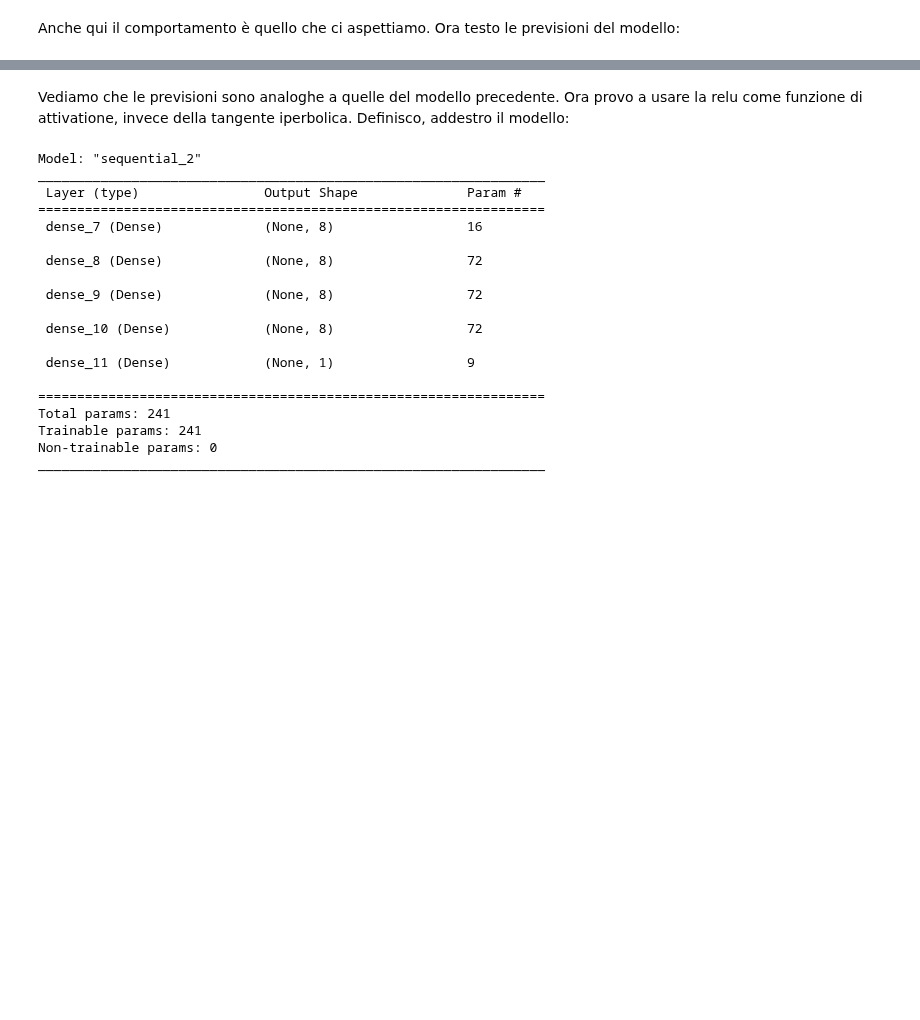
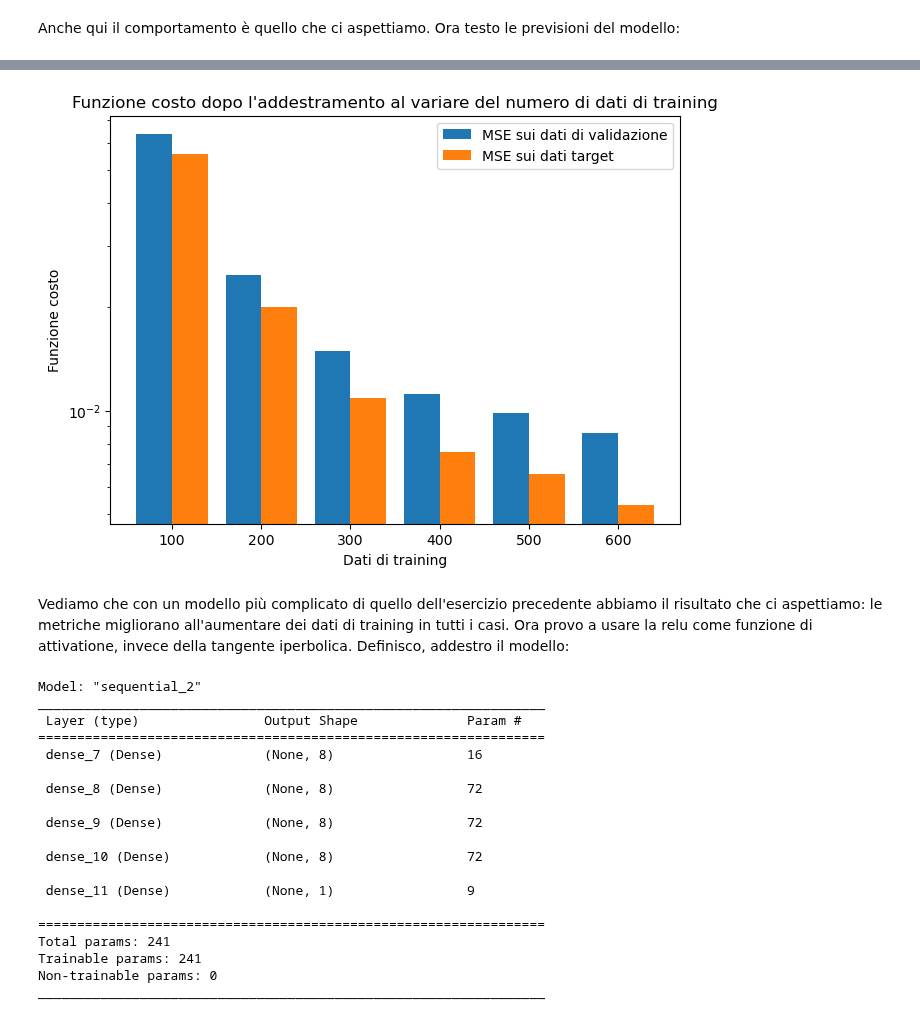
Before and after one commit to eliasteve/labsimnumerica, a Jupyter notebook: LSN_11/Exercise 11.2.ipynb, the cells around one changed output, grey strips where cells are left out. Drawn from its saved outputs; the diff is of its cells as text; code cells hidden in the pictures; blank space fills up the shorter version.

```diff
--- a/LSN_11/Exercise 11.2.ipynb
+++ b/LSN_11/Exercise 11.2.ipynb
@@ -174,6 +174,8 @@ model_tanh.compile(
     optimizer="sgd",
     loss=keras.losses.MeanSquaredError(),
 )
+# %%
+initial_weights = model_tanh.get_weights()
 # %%
 history_tanh = model_tanh.fit(
     x=x_train,
@@ -237,5 +300,49 @@ plt.grid(True)
+# %%
+def draw_bar_chart(labels, val_losses, target_losses, x_label, title):
+    """
+    Draws a bar chart with various metrics for each case of hyperparameters used during training.
+
+    Args:
+        labels: values of the hyperparameters used during training. Used as labels for the ticks of the x-axis
+        val_losses: loss on validation data for each of the hyperparameters
+        target_losses: loss on target data for each of the hyperparameters
+        val_logcosh: logcosh on validation data for each of the hyperparameters
+        target_logcosh: logcosh on target data for each of the hyperparameters
+        x_label: label for the x-axis
+        title: title of the plot
+    """
+
+    assert len(labels) == len(val_losses)
+    assert len(labels) == len(target_losses)
+
+    x = np.arange(len(labels))
+    width = 0.40
+
+    fig, ax = plt.subplots(layout='constrained')
+
+    #Only two categories, don't need to loop
+    rects = ax.bar(x, val_losses, width, label="MSE sui dati di validazione")
+    rects = ax.bar(x+width, target_losses, width, label="MSE sui dati target")
+
+    ax.set_yscale("log")
+    ax.set_xticks(x+0.5*width, labels)
+    ax.set_xlabel(x_label)
+    ax.set_ylabel("Funzione costo")
+    ax.set_title(title)
+    ax.legend()
+# %%
+no_of_training_datas = [datapts_per_increment*(i+1) for i in range(increments)]
+draw_bar_chart(
+    no_of_training_datas,
+    val_losses_training,
+    target_losses_training,
+    "Dati di training",
+    "Funzione costo dopo l'addestramento al variare del numero di dati di training"
+)
+# %% [output]
+[figure, added]
 # %% [markdown]
-Vediamo che le previsioni sono analoghe a quelle del modello precedente. Ora provo a usare la relu come funzione di attivatione, invece della tangente iperbolica. Definisco, addestro il modello:
+Vediamo che con un modello più complicato di quello dell'esercizio precedente abbiamo il risultato che ci aspettiamo: le metriche migliorano all'aumentare dei dati di training in tutti i casi. Ora provo a usare la relu come funzione di attivatione, invece della tangente iperbolica. Definisco, addestro il modello:
 # %%
 model_relu = tf.keras.Sequential()
 model_relu.add(Dense(8, input_shape=(1, ), activation="relu"))
```
Also changed, not shown: parts of 14 cells of this notebook, 23 other files.
